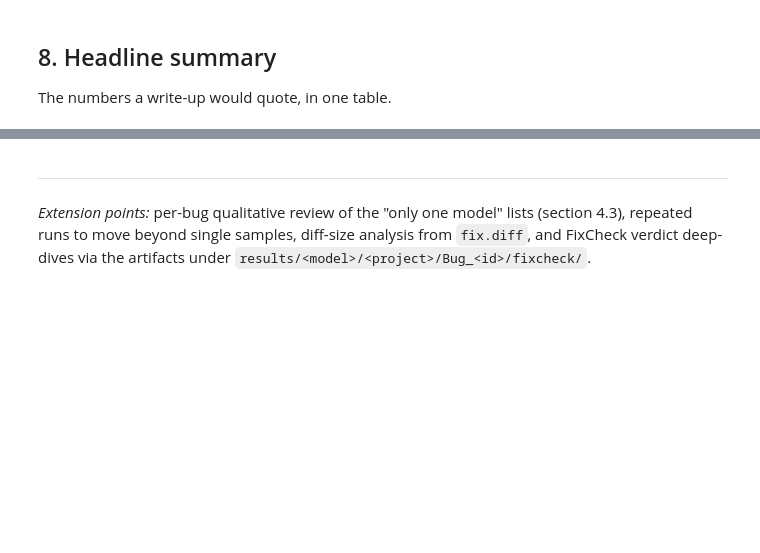
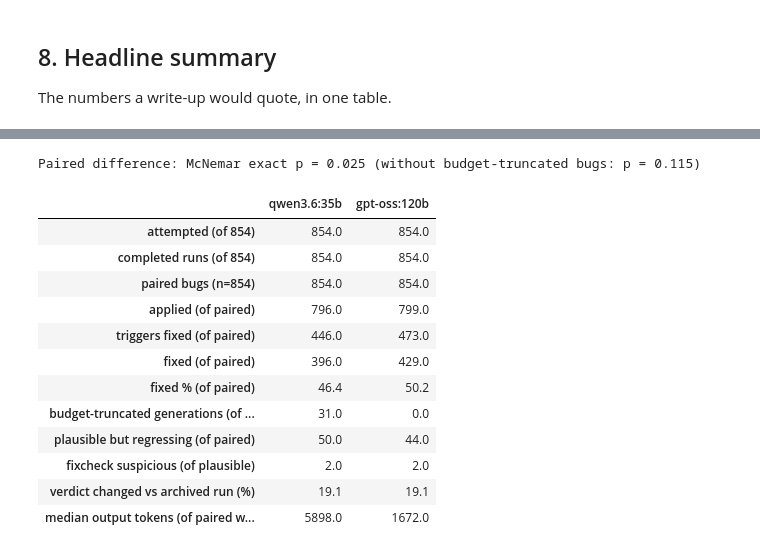
Before and after one commit to codeurjc/2026-FixCheckEvaluation, a Jupyter notebook: analysis/analysis.ipynb, the cells around one changed output, grey strips where cells are left out. Saved outputs shown, nothing was run; the diff lists cells and outputs as text; code cells hidden in the pictures; blank space fills up the shorter version.

```diff
--- a/analysis/analysis.ipynb
+++ b/analysis/analysis.ipynb
@@ -656,6 +783,46 @@ headline
-# %% [markdown]
----
-*Extension points:* per-bug qualitative review of the "only one model" lists
-(section 4.3), repeated runs to move beyond single samples, diff-size analysis
-from `fix.diff`, and FixCheck verdict deep-dives via the artifacts under
-`results/<model>/<project>/Bug_<id>/fixcheck/`.
+# %%
+# Every row states the population it is counted over. Three coexist in this
+# notebook -- all 854 attempted bugs, the runs that completed, and the paired
+# set -- and rows from different ones sitting side by side is how a number gets
+# read against the wrong denominator.
+headline = pd.DataFrame({
+    model: {
+        "attempted (of 854)": int(completeness.loc[model, "attempted"]),
+        "completed runs (of 854)": int(completeness.loc[model, "completed"]),
+        f"paired bugs (n={len(paired_bugs)})": len(paired_bugs),
+        "applied (of paired)": int(stage_counts.loc[model, "applied"]),
+        "triggers fixed (of paired)": int(stage_counts.loc[model, "triggers_fixed"]),
+        "fixed (of paired)": int(stage_counts.loc[model, "fixed"]),
+        "fixed % (of paired)": round(
+            stage_counts.loc[model, "fixed"] / len(paired_bugs) * 100, 1),
+        "budget-truncated generations (of paired)": int(
+            paired[(paired["model"] == model)
+                   & paired["generation_status"].isin(TRUNCATED)].shape[0]),
+        "plausible but regressing (of paired)": int(
+            regressions.groupby("model")["bug"].count().get(model, 0)),
+        "fixcheck suspicious (of plausible)": int(fixcheck.loc[model, "suspicious"]),
+        "verdict changed vs archived run (%)": float(repro.loc[model, "verdict changed %"]),
+        "median output tokens (of paired w/ usage)":
+            summary_cost.loc[model, "median_output_tokens"],
+    }
+    for model in MODELS
+})
+print(f"Paired difference: McNemar exact p = {mcnemar_p:.3f} "
+      f"(without budget-truncated bugs: p = "
+      f"{significance.loc['without budget-truncated bugs', 'McNemar p']:.3f})")
+headline
+# %% [output]
+Paired difference: McNemar exact p = 0.025 (without budget-truncated bugs: p = 0.115)
+|  | qwen3.6:35b | gpt-oss:120b |
+| attempted (of 854) | 854.0 | 854.0 |
+| completed runs (of 854) | 854.0 | 854.0 |
+| paired bugs (n=854) | 854.0 | 854.0 |
+| applied (of paired) | 796.0 | 799.0 |
+| triggers fixed (of paired) | 446.0 | 473.0 |
+| fixed (of paired) | 396.0 | 429.0 |
+| fixed % (of paired) | 46.4 | 50.2 |
+| budget-truncated generations (of ... | 31.0 | 0.0 |
+| plausible but regressing (of paired) | 50.0 | 44.0 |
+| fixcheck suspicious (of plausible) | 2.0 | 2.0 |
+| verdict changed vs archived run (%) | 19.1 | 19.1 |
+| median output tokens (of paired w... | 5898.0 | 1672.0 |
```
Also changed, not shown: parts of 52 cells of this notebook, 17 other files.
